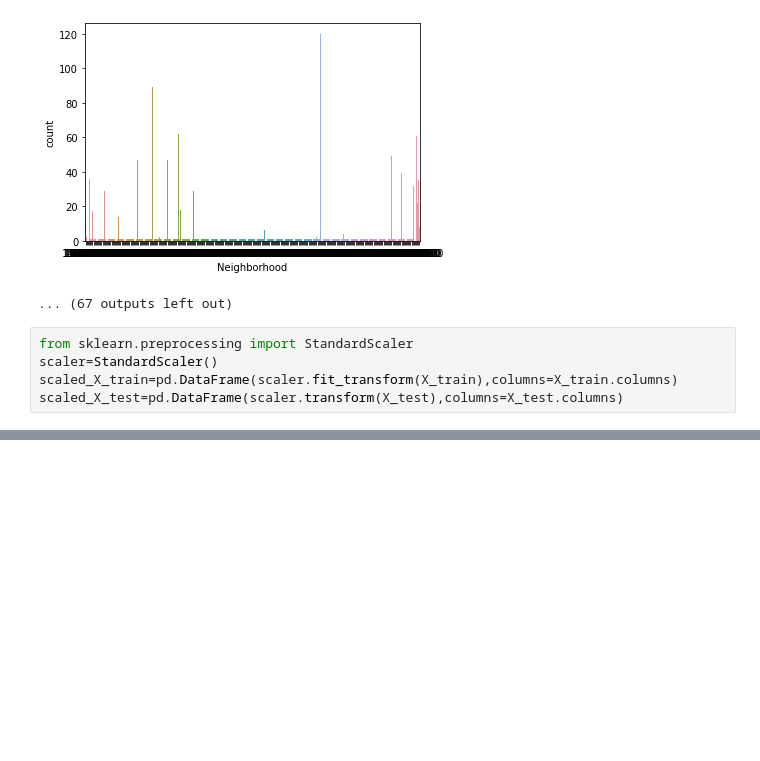
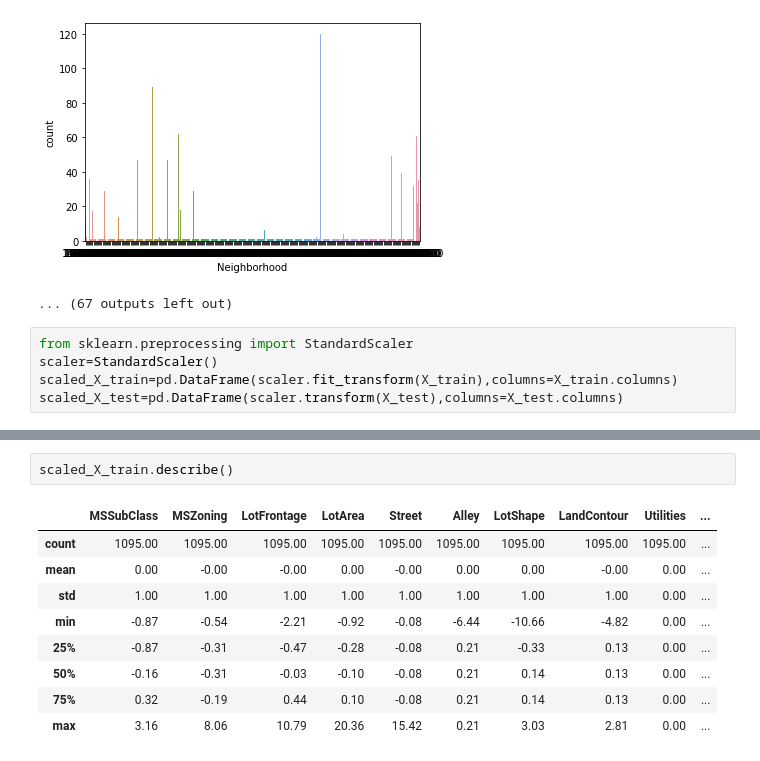
Before and after one commit to yuki-tamaribuchi/ml_code_kata, a Jupyter notebook: kaggle_house_prices_data_processing_v5.ipynb, the cells around one changed output, grey strips where cells are left out. Saved outputs shown, nothing was run; the diff lists cells and outputs as text; blank space fills up the shorter version.

```diff
--- a/kaggle_house_prices_data_processing_v5.ipynb
+++ b/kaggle_house_prices_data_processing_v5.ipynb
@@ -213 +214,13 @@ scaled_X_train
 1095 rows × 79 columns
+# %%
+scaled_X_train.describe()
+# %% [output]
+|  | MSSubClass | MSZoning | LotFrontage | LotArea | Street | Alley | LotShape | LandContour | Utilities | ... |
+| count | 1095.00 | 1095.00 | 1095.00 | 1095.00 | 1095.00 | 1095.00 | 1095.00 | 1095.00 | 1095.00 | ... |
+| mean | 0.00 | -0.00 | -0.00 | 0.00 | -0.00 | 0.00 | 0.00 | -0.00 | 0.00 | ... |
+| std | 1.00 | 1.00 | 1.00 | 1.00 | 1.00 | 1.00 | 1.00 | 1.00 | 0.00 | ... |
+| min | -0.87 | -0.54 | -2.21 | -0.92 | -0.08 | -6.44 | -10.66 | -4.82 | 0.00 | ... |
+| 25% | -0.87 | -0.31 | -0.47 | -0.28 | -0.08 | 0.21 | -0.33 | 0.13 | 0.00 | ... |
+| 50% | -0.16 | -0.31 | -0.03 | -0.10 | -0.08 | 0.21 | 0.14 | 0.13 | 0.00 | ... |
+| 75% | 0.32 | -0.19 | 0.44 | 0.10 | -0.08 | 0.21 | 0.14 | 0.13 | 0.00 | ... |
+| max | 3.16 | 8.06 | 10.79 | 20.36 | 15.42 | 0.21 | 3.03 | 2.81 | 0.00 | ... |
```
Also changed, not shown: parts of 8 cells of this notebook.
